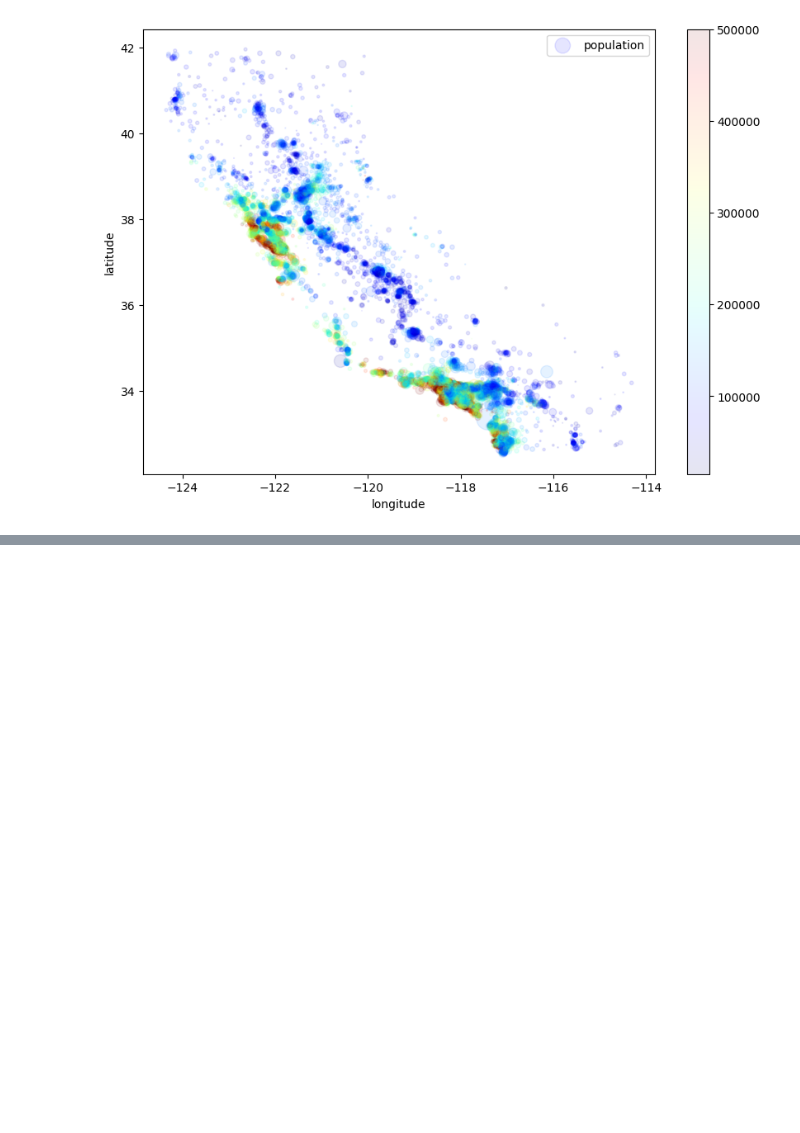
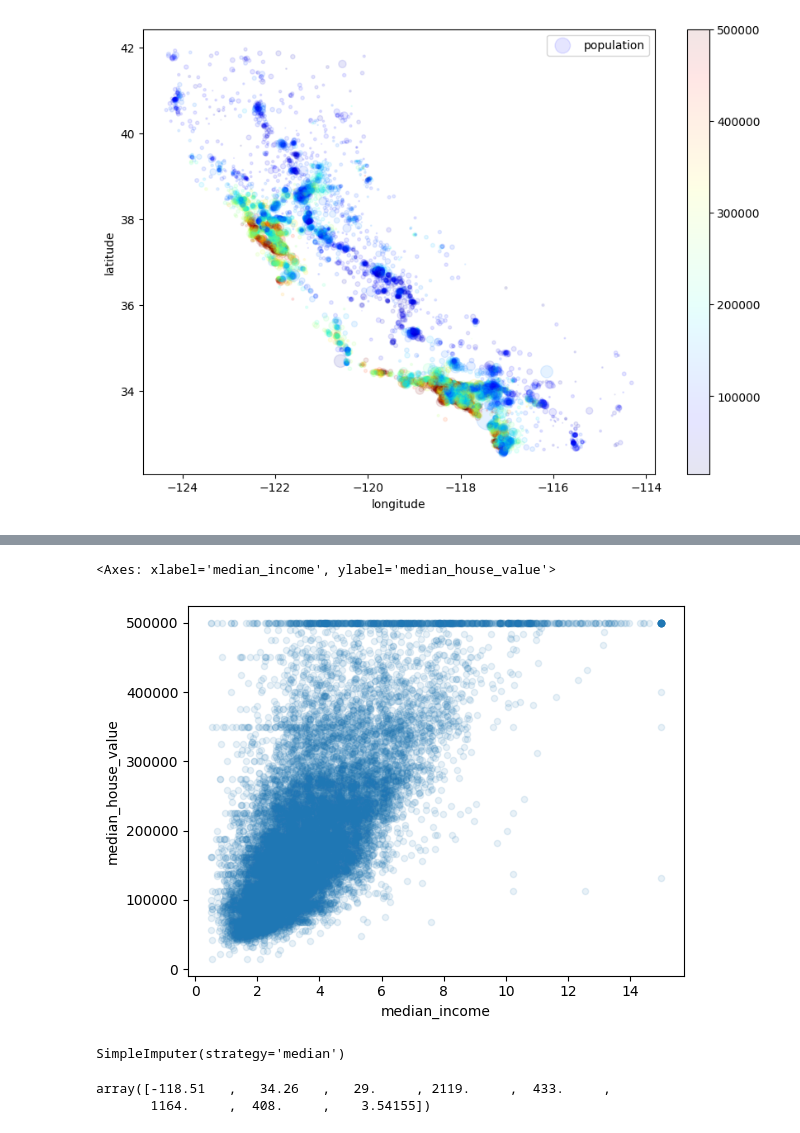
Before and after one commit to Abiskar07/ML_housing_prices, a Jupyter notebook: ML.ipynb, the cells around one changed output, grey strips where cells are left out. Cells and saved outputs as stored; diff of their text form; code cells hidden in the pictures; blank space fills up the shorter version.

```diff
--- a/ML.ipynb
+++ b/ML.ipynb
@@ -204,0 +251,5 @@ housing.plot(
+# %%
+housing.plot(kind="scatter", x="median_income", y="median_house_value", alpha=0.1)
+# %% [output]
+<Axes: xlabel='median_income', ylabel='median_house_value'>
+[figure, added]
@@ -204,0 +263,9 @@ housing.plot(
+# %%
+imputer.fit(housing_num)
+# %% [output]
+SimpleImputer(strategy='median')
+# %%
+imputer.statistics_
+# %% [output]
+array([-118.51   ,   34.26   ,   29.     , 2119.     ,  433.     ,
+       1164.     ,  408.     ,    3.54155])
```
Also changed, not shown: parts of 12 cells of this notebook.
